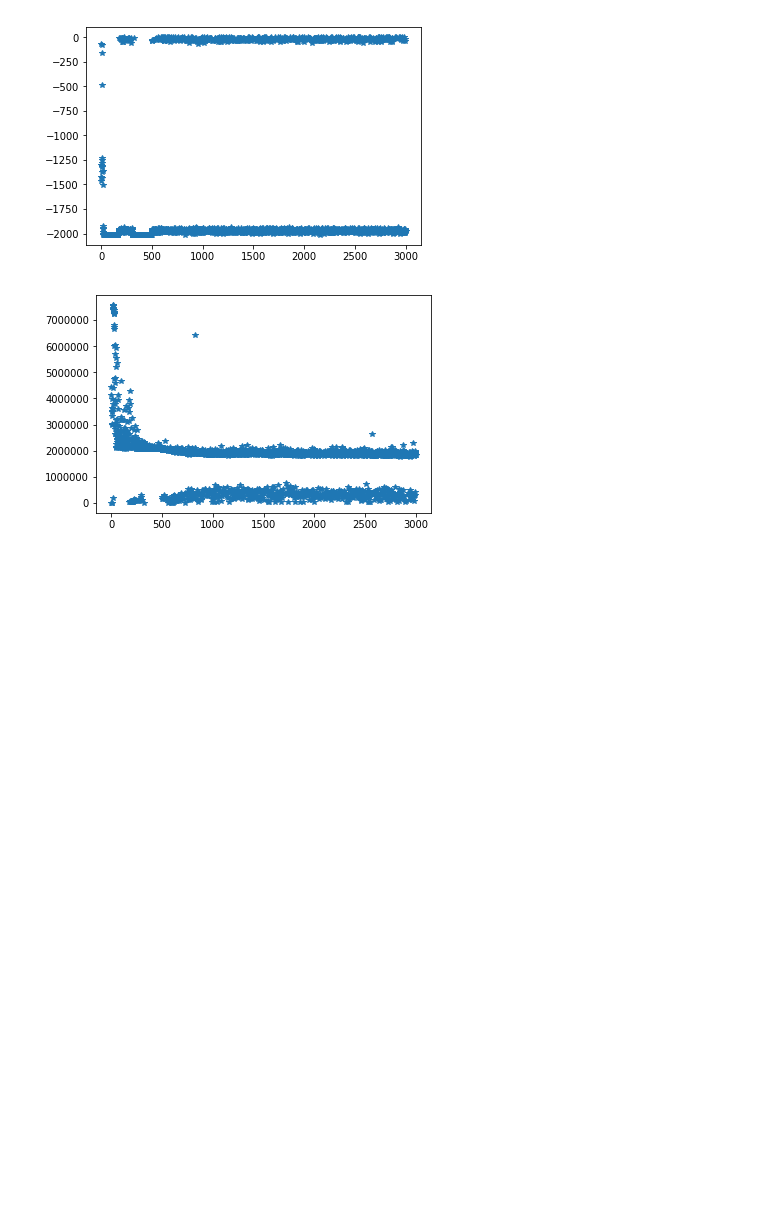
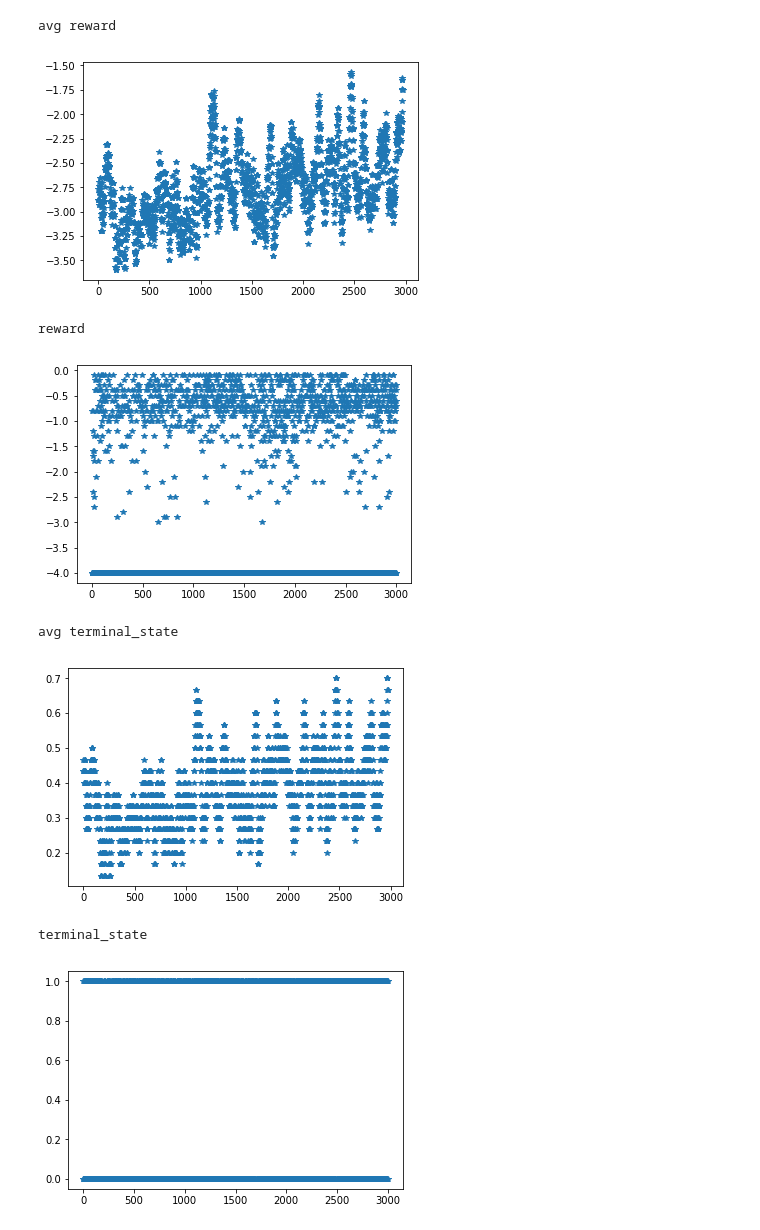
Before and after one commit to felixgaschi/learning-multiagent-communication, a Jupyter notebook: CommNetPP.ipynb, the cells around one changed output. Saved outputs shown, nothing was run; the diff lists cells and outputs as text; code cells hidden in the pictures; blank space fills up the shorter version.

```diff
--- a/CommNetPP.ipynb
+++ b/CommNetPP.ipynb
@@ -333,20 +331,31 @@ def policy_rollout(T, env, agent):
         reward_seq.append(reward)
         baseline_seq.append(baseline)
 
-    return np.array(state_seq), np.array(movement_action_seq), np.array(communication_action_seq),np.array(reward_seq), np.squeeze(baseline_seq, axis = 1)
+    return np.array(state_seq), np.array(movement_action_seq), np.array(communication_action_seq),np.array(reward_seq), np.squeeze(np.array(baseline_seq), axis = (1,)), terminal_state
 # %%
 N = 5
-grid_size = 10
-T = 200
+grid_size = 8
+T = 30
 # %%
 tf.reset_default_graph()
 with tf.Session() as sess:
     commNet = CommNetPP(sess, N,  grid_size, lstm_controler = False)
-    env = PredatorPreyTask(N=N, grid_size=grid_size, detection_range=5, communication_cost=0.01, step_cost=0.01, forbidden_cost=10.,
-                prey_detection_range=5, uncatched_cost=10., T=T)
+    env = PredatorPreyTask(N=N, grid_size=grid_size, detection_range=10, communication_cost=0.0, step_cost=0.1, forbidden_cost=0.,
+                prey_detection_range=2, uncatched_cost=1., T=T)
     history = commNet.reinforce_train(env, n_episodes = 3000, T = T)
 
-    state_seq, movement_action_seq, communication_action_seq, reward_seq, baseline_seq = policy_rollout(T, env, commNet)
+    state_seq, movement_action_seq, communication_action_seq, reward_seq, baseline_seq, terminale_state = policy_rollout(T, env, commNet)
+    episode_len = reward_seq.shape[0]
+
+    feed_dict = {}
+    feed_dict[commNet.inputs] = state_seq
+    feed_dict[commNet.communication_mask] = communication_action_seq[:-1]
+    feed_dict[commNet.reward_values] = reward_seq
+    feed_dict[commNet.baseline_values] = baseline_seq
+    feed_dict[commNet.movement_action_taken] = movement_action_seq
+    feed_dict[commNet.communication_action_taken] = communication_action_seq[1:]
+
+    rv = commNet.sess.run([commNet.layers], feed_dict = feed_dict)
 # %% [output]
 Tensor("unstack_1:0", shape=(?, 5), dtype=int32)
 Tensor("unstack_1:1", shape=(?, 5), dtype=int32)
@@ -355,8 +380,26 @@ KeyboardInterrupt:
-# %%
-plt.plot(history['reward'], '*')
-plt.show()
-plt.plot(history['loss'], '*')
-plt.show()
-# %% [output]
-[figure, removed]
-[figure, removed]
+# %%
+W = 30
+print("avg reward")
+plt.plot(np.convolve(history['reward'], np.ones(W), 'valid')/W, '*')
+plt.show()
+print("reward")
+plt.plot(history['reward'], '*')
+plt.show()
+print("avg terminal_state")
+plt.plot(np.convolve(history['terminal_state'], np.ones(W), 'valid')/W, '*')
+plt.show()
+print("terminal_state")
+plt.plot(history['terminal_state'], '*')
+plt.show()
+print("loss")
+plt.plot(history['loss'], '*')
+plt.show()
+# %% [output]
+avg reward
+[figure, added]
+reward
+[figure, added]
+avg terminal_state
+[figure, added]
+terminal_state
+[figure, added]
```
Also changed, not shown: parts of 18 cells of this notebook.
